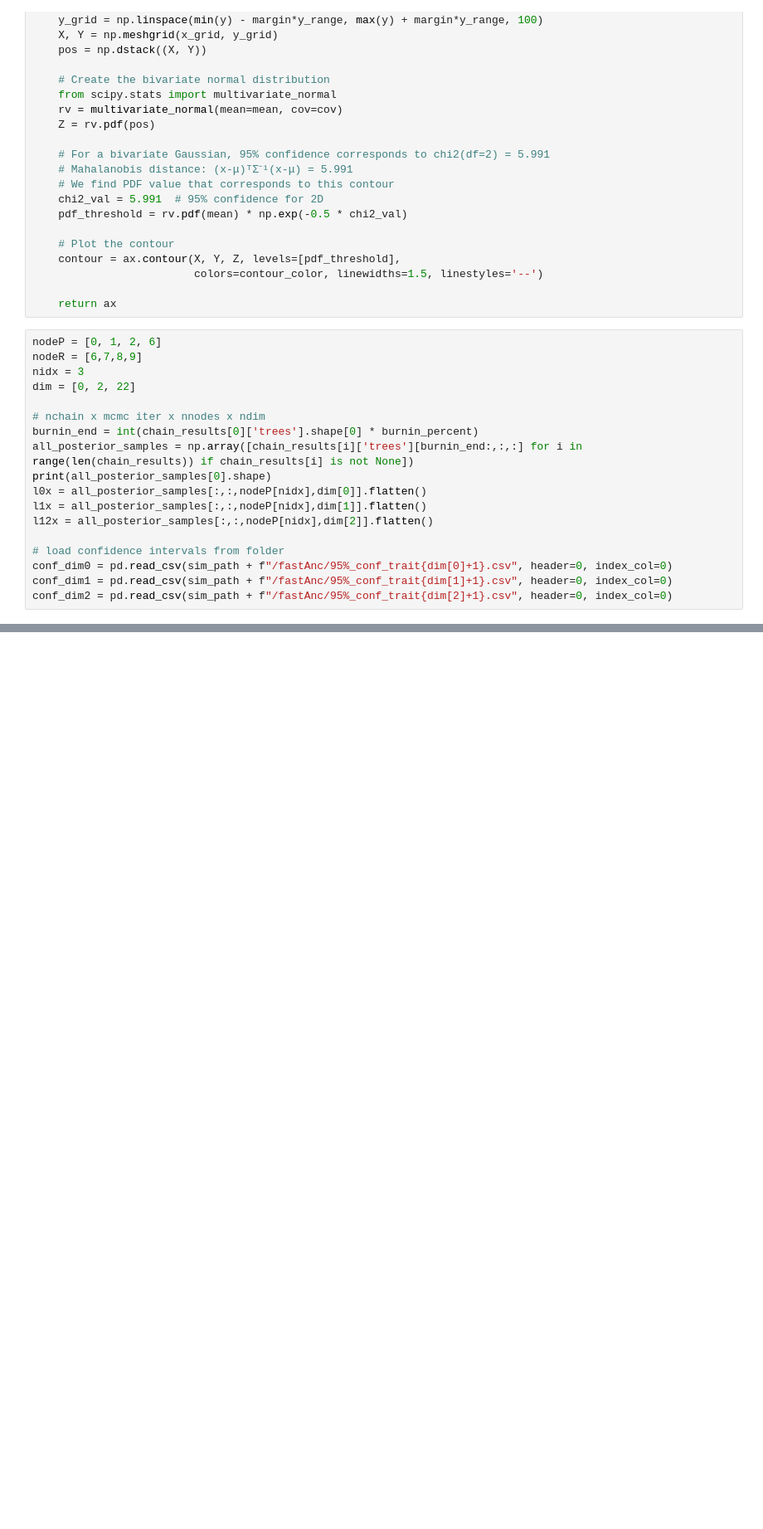
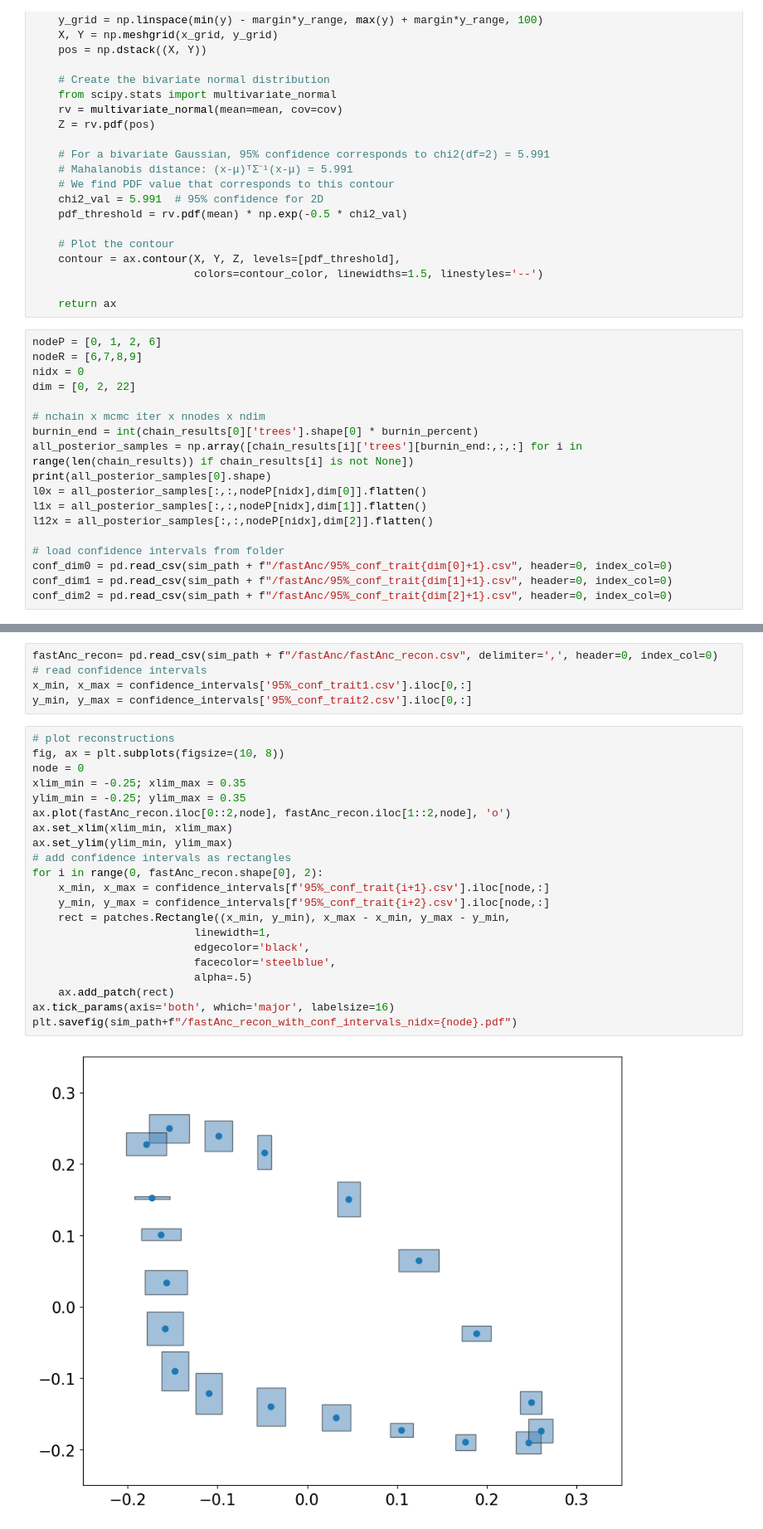
Before and after one commit to sofiastroustrup/SPMS, a Jupyter notebook: experiments/comparison/analyze_results.ipynb, the cells around one changed output, grey strips where cells are left out. Shown at 83% size. Cells and saved outputs as stored; diff of their text form; blank space fills up the shorter version.

Commit message:
changed visualization strategy for comparison experiment

```diff
--- a/experiments/comparison/analyze_results.ipynb
+++ b/experiments/comparison/analyze_results.ipynb
@@ -204,7 +151,7 @@ def plot_bivariate_gaussian_contour(x, y, ax=None, alpha=0.1, point_color='steel
 # %%
 nodeP = [0, 1, 2, 6]
 nodeR = [6,7,8,9]
-nidx = 3
+nidx = 0
 dim = [0, 2, 22]
 
 # nchain x mcmc iter x nnodes x ndim
@@ -287,0 +295,28 @@ plt.savefig(save_path+"/posterior_covariation.pdf")
+# %%
+fastAnc_recon= pd.read_csv(sim_path + f"/fastAnc/fastAnc_recon.csv", delimiter=',', header=0, index_col=0)
+# read confidence intervals
+x_min, x_max = confidence_intervals['95%_conf_trait1.csv'].iloc[0,:]
+y_min, y_max = confidence_intervals['95%_conf_trait2.csv'].iloc[0,:]
+# %%
+# plot reconstructions
+fig, ax = plt.subplots(figsize=(10, 8))
+node = 0
+xlim_min = -0.25; xlim_max = 0.35
+ylim_min = -0.25; ylim_max = 0.35
+ax.plot(fastAnc_recon.iloc[0::2,node], fastAnc_recon.iloc[1::2,node], 'o')
+ax.set_xlim(xlim_min, xlim_max)
+ax.set_ylim(ylim_min, ylim_max)
+# add confidence intervals as rectangles
+for i in range(0, fastAnc_recon.shape[0], 2):
+    x_min, x_max = confidence_intervals[f'95%_conf_trait{i+1}.csv'].iloc[node,:]
+    y_min, y_max = confidence_intervals[f'95%_conf_trait{i+2}.csv'].iloc[node,:]
+    rect = patches.Rectangle((x_min, y_min), x_max - x_min, y_max - y_min,
+                         linewidth=1,
+                         edgecolor='black',
+                         facecolor='steelblue',
+                         alpha=.5)
+    ax.add_patch(rect)
+ax.tick_params(axis='both', which='major', labelsize=16)
+plt.savefig(sim_path+f"/fastAnc_recon_with_conf_intervals_nidx={node}.pdf")
+# %% [output]
+[figure, added]
```
Also changed, not shown: parts of 21 cells of this notebook, 7 other files.
